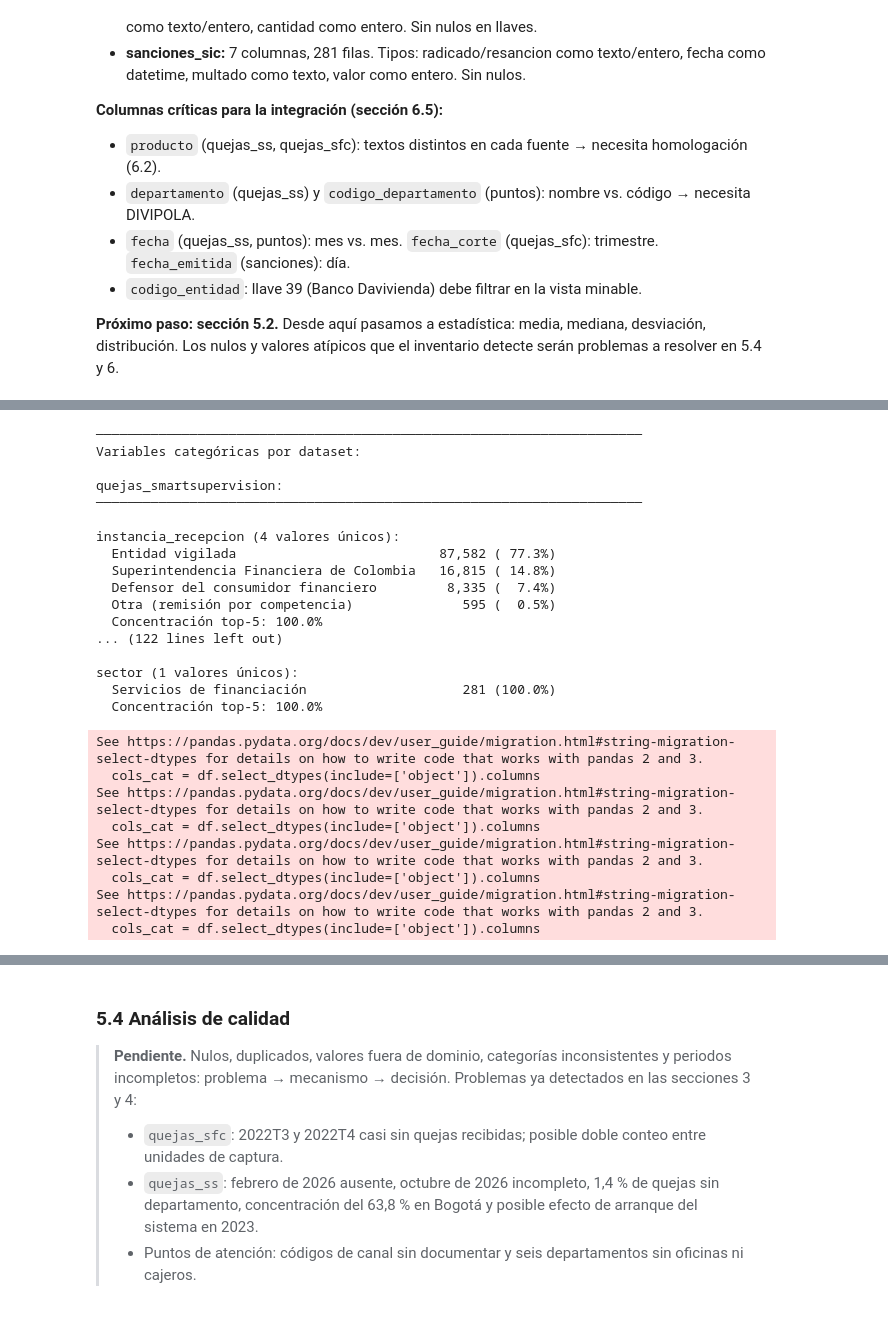
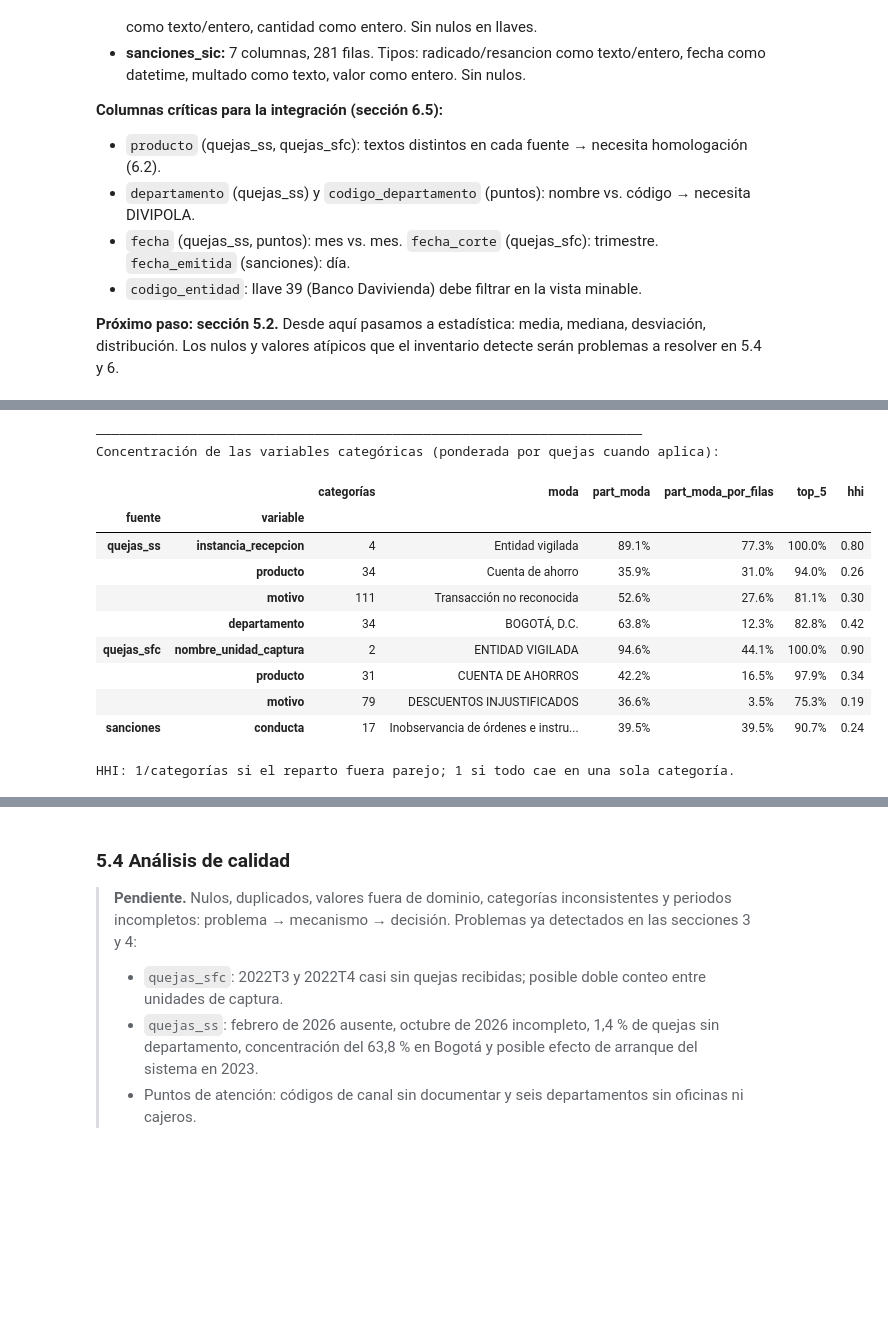
Before and after one commit to BautistaDavid/proyecto-final-gestion-datos, a Jupyter notebook: ProyectoFinal_DavidBautista_BelkyMayorga_FabianBecerra.ipynb, the cells around one changed output, grey strips where cells are left out. Cells and saved outputs as stored; diff of their text form; code cells hidden in the pictures; blank space fills up the shorter version.

```diff
--- a/ProyectoFinal_DavidBautista_BelkyMayorga_FabianBecerra.ipynb
+++ b/ProyectoFinal_DavidBautista_BelkyMayorga_FabianBecerra.ipynb
@@ -1226,52 +1180,34 @@ sanciones_sic:
 # %%
-sep = '─'*70
-print(f"{sep}\nVariables categóricas por dataset:\n")
+CATEGORICAS = [("quejas_ss", quejas_ss, ["instancia_recepcion", "producto", "motivo", "departamento"], "cantidad_quejas_recibidas"),
+               ("quejas_sfc", quejas_sfc, ["nombre_unidad_captura", "producto", "motivo"], "quejas_recibidas"),
+               ("sanciones", sanciones, ["conducta"], None)]
 
-for nombre_fuente in ["quejas_smartsupervision", "quejas_sfc", "puntos_atencion", "sanciones_sic"]:
-    df = datos[nombre_fuente]
-    cols_cat = df.select_dtypes(include=['object']).columns
-    if len(cols_cat) == 0:
-        continue
+filas = []
+for fuente, df, cols, peso in CATEGORICAS:
+    for col in cols:
+        por_filas = df[col].fillna("SIN DATO").value_counts(normalize=True)
+        part = (df.groupby(df[col].fillna("SIN DATO"))[peso].sum() if peso else df[col].value_counts())
+        part = (part / part.sum()).sort_values(ascending=False)
+        filas.append({"fuente": fuente, "variable": col, "categorías": len(part),
+                      "moda": str(part.index[0])[:45], "part_moda": f"{part.iloc[0]:.1%}",
+                      "part_moda_por_filas": f"{por_filas.get(part.index[0], 0):.1%}",
+                      "top_5": f"{part.head(5).sum():.1%}", "hhi": round((part ** 2).sum(), 3)})
 
-    print(f"{nombre_fuente}:")
-    print(sep)
-
-    for col in cols_cat:
-        counts = df[col].value_counts(dropna=False)
-        total = counts.sum()
-        top_n = counts.head(5 if len(counts) > 10 else len(counts))
-
-        print(f"\n{col} ({len(counts)} valores únicos):")
-        for val, count in top_n.items():
-            pct = (count / total) * 100
-            print(f"  {str(val)[:40]:40s} {count:7,} ({pct:5.1f}%)")
-
-        conc = (top_n.head(5).sum() / total)
-        print(f"  Concentración top-5: {conc:.1%}")
+print(f"{'─'*70}\nConcentración de las variables categóricas (ponderada por quejas cuando aplica):")
+display(pd.DataFrame(filas).set_index(["fuente", "variable"]))
+print("HHI: 1/categorías si el reparto fuera parejo; 1 si todo cae en una sola categoría.")
 # %% [output]
 ──────────────────────────────────────────────────────────────────────
-Variables categóricas por dataset:
-
-quejas_smartsupervision:
-──────────────────────────────────────────────────────────────────────
-
-instancia_recepcion (4 valores únicos):
-  Entidad vigilada                          87,582 ( 77.3%)
-  Superintendencia Financiera de Colombia   16,815 ( 14.8%)
-  Defensor del consumidor financiero         8,335 (  7.4%)
-  Otra (remisión por competencia)              595 (  0.5%)
-  Concentración top-5: 100.0%
-... (122 lines left out)
-
-sector (1 valores únicos):
-  Servicios de financiación                    281 (100.0%)
-  Concentración top-5: 100.0%
+Concentración de las variables categóricas (ponderada por quejas cuando aplica):
+|  |  | categorías | moda | part_moda | part_moda_por_filas | top_5 | hhi |
+| fuente | variable |  |  |  |  |  |  |
+| quejas_ss | instancia_recepcion | 4 | Entidad vigilada | 89.1% | 77.3% | 100.0% | 0.80 |
+|  | producto | 34 | Cuenta de ahorro | 35.9% | 31.0% | 94.0% | 0.26 |
+|  | motivo | 111 | Transacción no reconocida | 52.6% | 27.6% | 81.1% | 0.30 |
+|  | departamento | 34 | BOGOTÁ, D.C. | 63.8% | 12.3% | 82.8% | 0.42 |
+| quejas_sfc | nombre_unidad_captura | 2 | ENTIDAD VIGILADA | 94.6% | 44.1% | 100.0% | 0.90 |
+|  | producto | 31 | CUENTA DE AHORROS | 42.2% | 16.5% | 97.9% | 0.34 |
+|  | motivo | 79 | DESCUENTOS INJUSTIFICADOS | 36.6% | 3.5% | 75.3% | 0.19 |
+| sanciones | conducta | 17 | Inobservancia de órdenes e instru... | 39.5% | 39.5% | 90.7% | 0.24 |
-See https://pandas.pydata.org/docs/dev/user_guide/migration.html#string-migration-select-dtypes for details on how to write code that works with pandas 2 and 3.
-  cols_cat = df.select_dtypes(include=['object']).columns
-See https://pandas.pydata.org/docs/dev/user_guide/migration.html#string-migration-select-dtypes for details on how to write code that works with pandas 2 and 3.
-  cols_cat = df.select_dtypes(include=['object']).columns
-See https://pandas.pydata.org/docs/dev/user_guide/migration.html#string-migration-select-dtypes for details on how to write code that works with pandas 2 and 3.
-  cols_cat = df.select_dtypes(include=['object']).columns
-See https://pandas.pydata.org/docs/dev/user_guide/migration.html#string-migration-select-dtypes for details on how to write code that works with pandas 2 and 3.
-  cols_cat = df.select_dtypes(include=['object']).columns
+HHI: 1/categorías si el reparto fuera parejo; 1 si todo cae en una sola categoría.
 # %%
```
Also changed, not shown: parts of 12 cells of this notebook.
